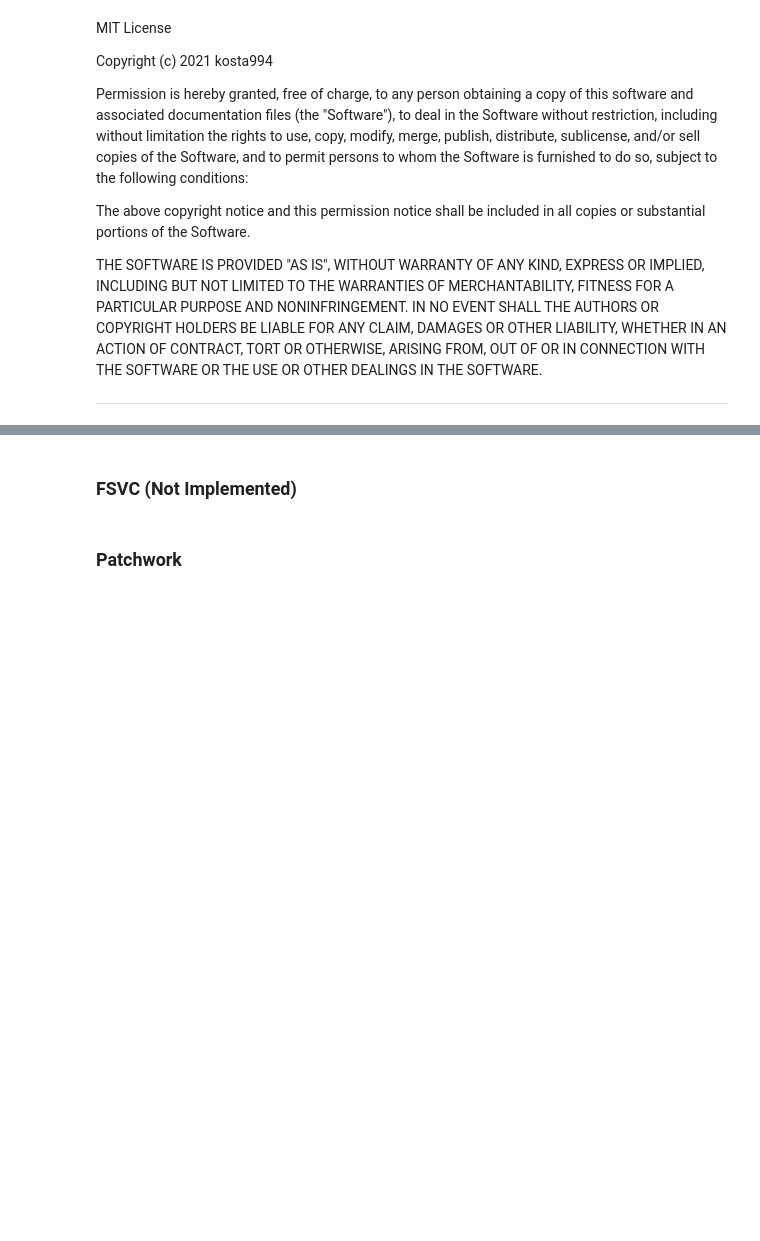
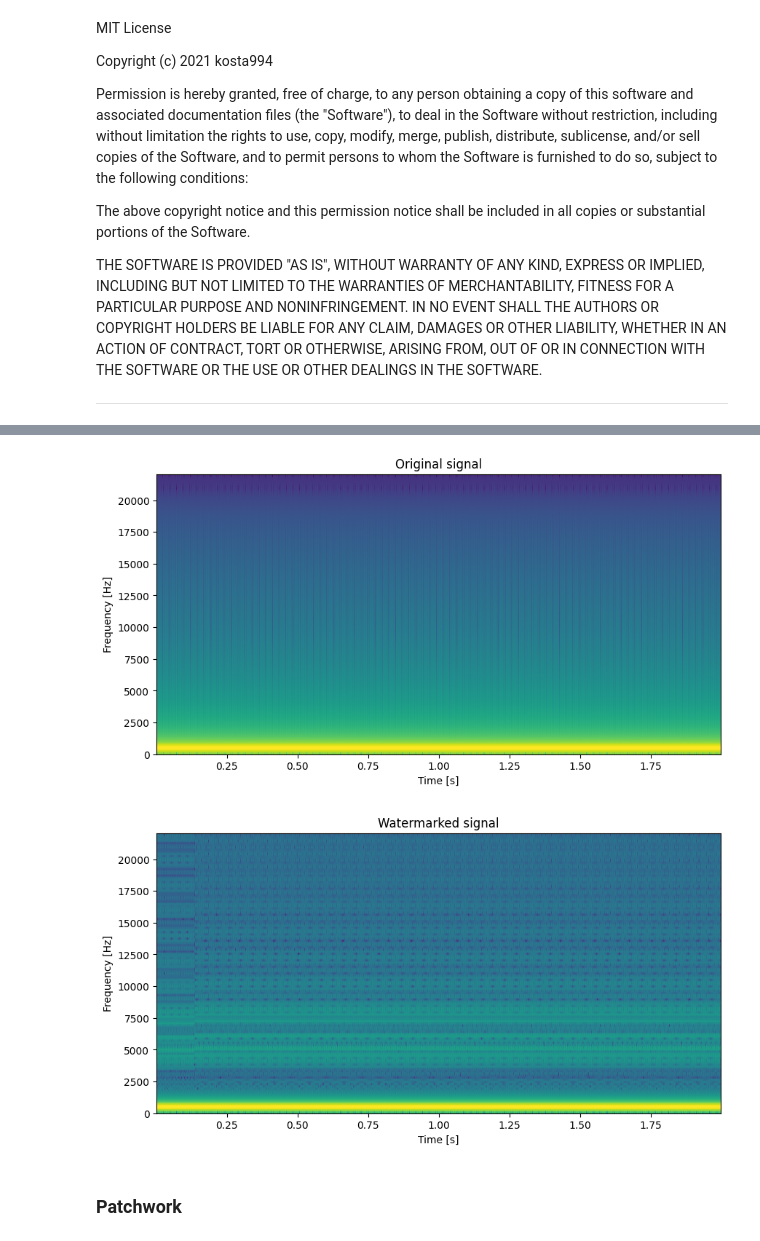
Before and after one commit to PabloSML/audio-watermarking, a Jupyter notebook: testing_notebook.ipynb, the cells around one changed output, grey strips where cells are left out. Cells and saved outputs as stored; diff of their text form; code cells hidden in the pictures; blank space fills up the shorter version.

```diff
--- a/testing_notebook.ipynb
+++ b/testing_notebook.ipynb
@@ -37,10 +78,26 @@ def calculate_ber(watermark, watermark_detected):
+# %%
+# Plot spectrogram of original and watermarked signal
+plt.figure(figsize=(10, 5))
+plt.specgram(test_signal, Fs=fs)
+plt.title("Original signal")
+plt.xlabel("Time [s]")
+plt.ylabel("Frequency [Hz]")
+plt.show()
+
+plt.figure(figsize=(10, 5))
+plt.specgram(watermarked_signal_fsvc, Fs=fs)
+plt.title("Watermarked signal")
+plt.xlabel("Time [s]")
+plt.ylabel("Frequency [Hz]")
+plt.show()
+# %% [output]
+[figure, added]
+[figure, added]
 # %%
 # Create a sine wave signal as test signal and an alternating bit sequence as watermark
 fs = 16000
 t = np.arange(0, 2, 1/fs)
 test_signal = np.sin(2*np.pi*500*t)
-# %% [markdown]
-### FSVC (Not Implemented)
 # %% [markdown]
 ### Patchwork
 # %%
```
Also changed, not shown: parts of 8 cells of this notebook, 1 other file.
